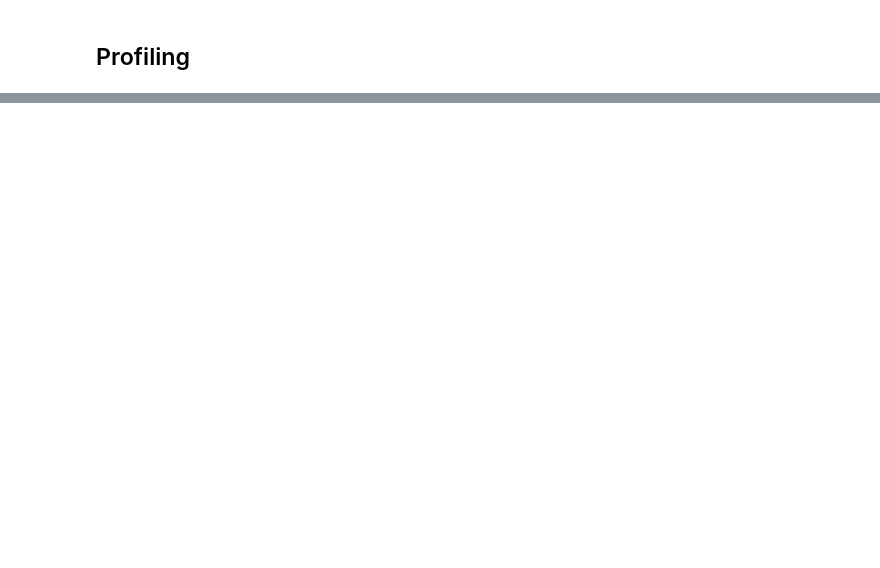
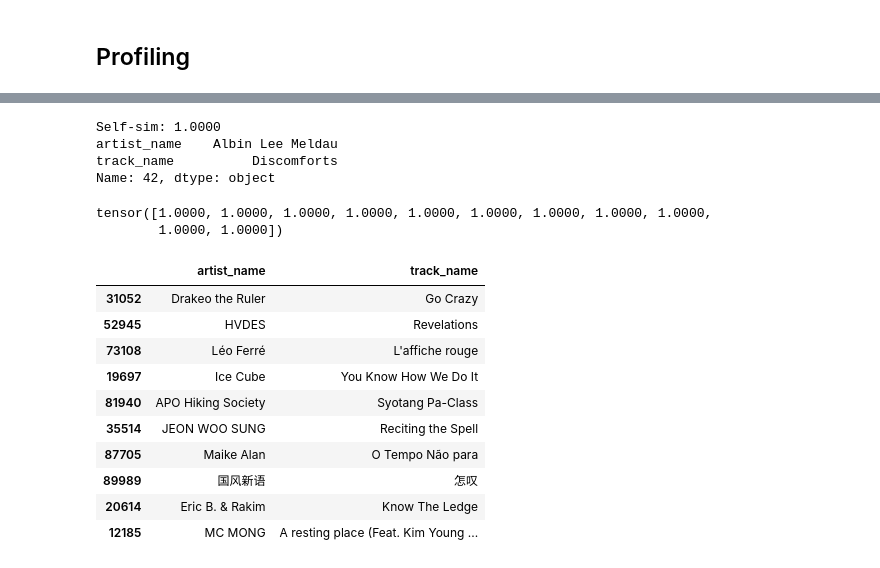
Before and after one commit to peppedilillo/toposonico, a Jupyter notebook: notebooks/08_training.ipynb, the cells around one changed output, grey strips where cells are left out. Saved outputs shown, nothing was run; the diff lists cells and outputs as text; code cells hidden in the pictures; blank space fills up the shorter version.

```diff
--- a/notebooks/08_training.ipynb
+++ b/notebooks/08_training.ipynb
@@ -443,0 +550,52 @@ print(f"Data: {data_time:.2f}s, Forward: {forward_time:.2f}s, Backward: {backwar
+# %%
+df_indexed = df.reset_index(drop=True)
+
+inference_dataset = TrackDataset(df_indexed, label2idx, genre2idx)
+inference_loader = DataLoader(
+    inference_dataset,
+    batch_size=1024,
+    shuffle=False,  # critical!
+    num_workers=20,
+    pin_memory=True,
+    collate_fn=collate_fn
+)
+
+Z = get_all_embeddings(model, inference_loader, device)
+# %%
+idx = 42
+sim = F.cosine_similarity(Z[idx].unsqueeze(0), Z)
+print(f"Self-sim: {sim[idx]:.4f}")  # expect 1.0000
+print(df_indexed.iloc[idx][["artist_name", "track_name"]])
+# %% [output]
+Self-sim: 1.0000
+artist_name    Albin Lee Meldau
+track_name          Discomforts
+Name: 42, dtype: object
+# %%
+def recommend(artist, track, n=10):
+    match = df_indexed[(df_indexed["artist_name"] == artist) & (df_indexed["track_name"] == track)]
+    if match.empty:
+        return "Track not found."
+
+    idx = match.index[0]  # Already positional since we reset_index(drop=True)
+    query_vec = Z[idx].unsqueeze(0)
+    sim = F.cosine_similarity(query_vec, Z)
+    scores, top_indices = torch.topk(sim, k=n+1)
+    print(scores)
+    return df_indexed.iloc[top_indices[1:].cpu()][["artist_name", "track_name"]]
+
+recommend("Radiohead", "Creep")
+# %% [output]
+tensor([1.0000, 1.0000, 1.0000, 1.0000, 1.0000, 1.0000, 1.0000, 1.0000, 1.0000,
+        1.0000, 1.0000])
+|  | artist_name | track_name |
+| 31052 | Drakeo the Ruler | Go Crazy |
+| 52945 | HVDES | Revelations |
+| 73108 | Léo Ferré | L'affiche rouge |
+| 19697 | Ice Cube | You Know How We Do It |
+| 81940 | APO Hiking Society | Syotang Pa-Class |
+| 35514 | JEON WOO SUNG | Reciting the Spell |
+| 87705 | Maike Alan | O Tempo Não para |
+| 89989 | 国风新语 | 怎叹 |
+| 20614 | Eric B. & Rakim | Know The Ledge |
+| 12185 | MC MONG | A resting place (Feat. Kim Young ... |
```
Also changed, not shown: parts of 10 cells of this notebook, 3 other files.
